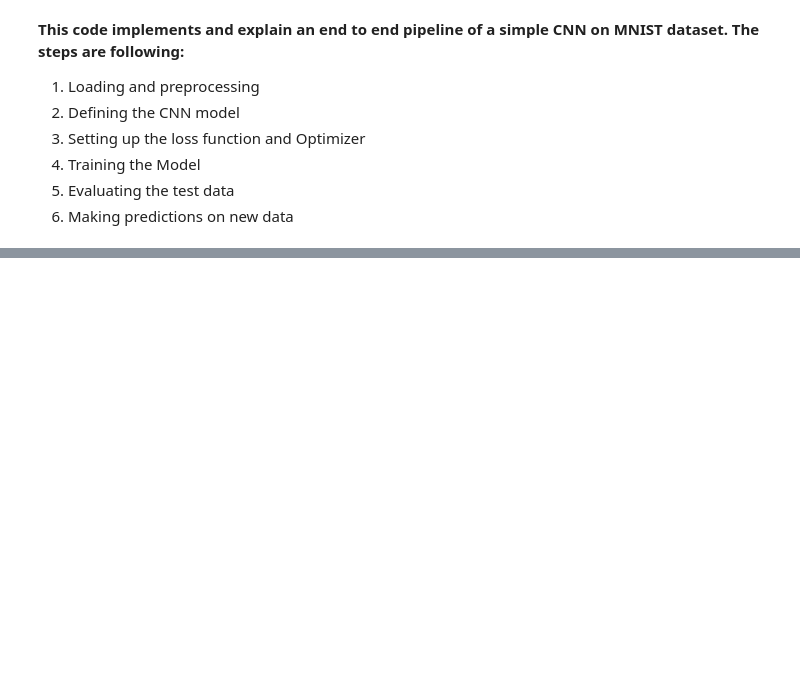
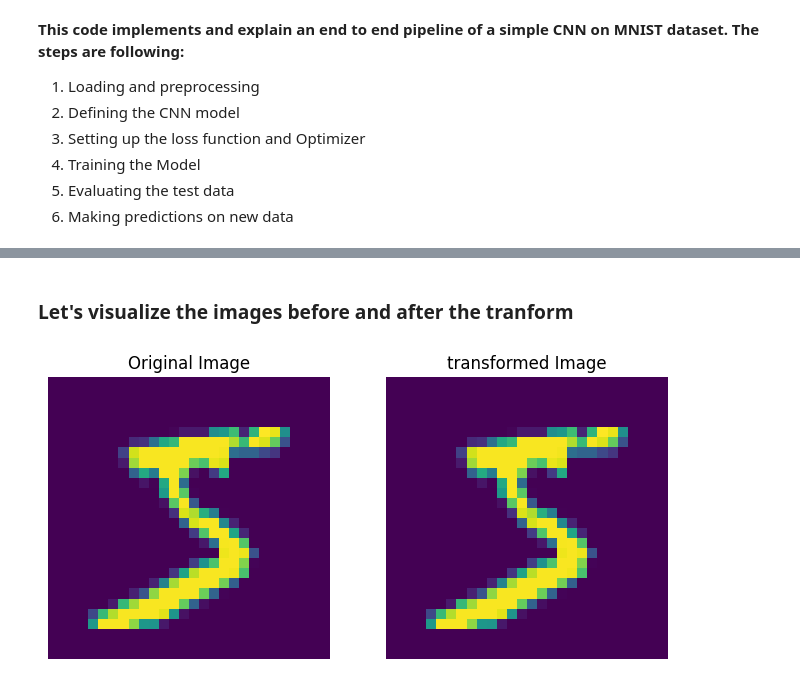
Before and after one commit to tahreemm/DL-tutorials, a Jupyter notebook: CNN/CNN_MNIST.ipynb, the cells around one changed output, grey strips where cells are left out. Drawn from its saved outputs; the diff is of its cells as text; code cells hidden in the pictures; blank space fills up the shorter version.

```diff
--- a/CNN/CNN_MNIST.ipynb
+++ b/CNN/CNN_MNIST.ipynb
@@ -47,3 +32,34 @@ device = torch.device("cuda" if torch.cuda.is_available() else "cpu")
 transform = transforms.Compose([
     transforms.ToTensor(),
     transforms.Normalize((0.5, ), (0.5, ))])
+# %% [markdown]
+### Let's visualize the images before and after the tranform
+# %%
+# Downloading MNIST dataset with and without transform
+mnist_original = datasets.MNIST(root='./data', train=True, download=True)
+mnist_tranformed = datasets.MNIST(root='./data', train=True, transform=transform, download=True)
+# %%
+# Take a sample image and its label
+index = 0
+original_image, label = mnist_original[index]
+transformed_image, _ = mnist_tranformed[index]
+# Convert the transformed image from tensor to numpy for visualization
+# squeeze() removes the channel dimension
+transformed_image_np = transformed_image.squeeze().numpy()
+# %%
+# Plot the images
+fig, axs = plt.subplots(1,2, figsize=(8,4))
+
+#original image
+axs[0].imshow(original_image)
+axs[0].set_title("Original Image")
+axs[0].axis("off")
+
+#transformed Image
+axs[1].imshow(transformed_image_np)
+axs[1].set_title("transformed Image")
+axs[1].axis("off")
+
+plt.show()
+# %% [output]
+[figure, added]
```
Also changed, not shown: parts of 10 cells of this notebook, 8 other files.
